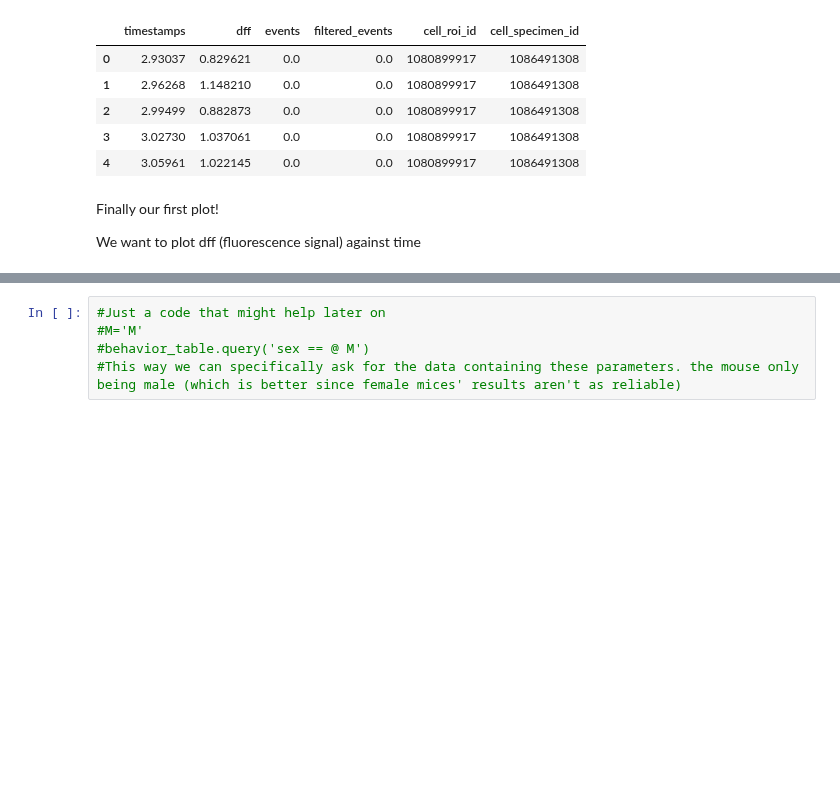
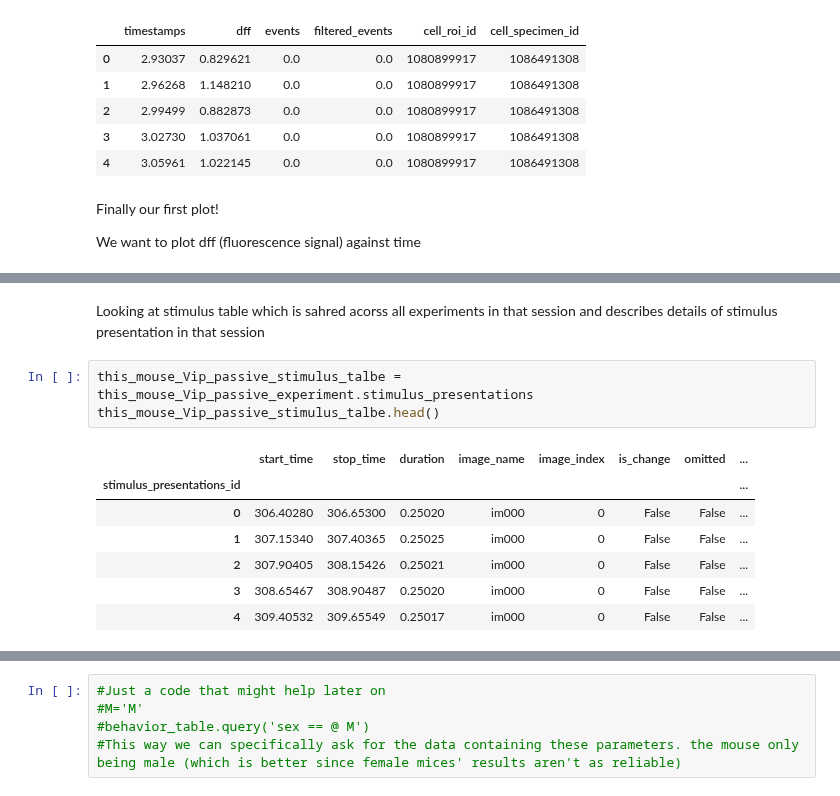
Before and after one commit to MiladQolami/NeuroMatch_2022_group_project, a Jupyter notebook: Coding_Exercise.ipynb, the cells around one changed output, grey strips where cells are left out. Drawn from its saved outputs; the diff is of its cells as text; blank space fills up the shorter version.

```diff
--- a/Coding_Exercise.ipynb
+++ b/Coding_Exercise.ipynb
@@ -193,0 +221,13 @@ plt.show()
+# %% [markdown]
+Looking at stimulus table which is sahred acorss all experiments in that session and describes details of stimulus presentation in that session
+# %%
+this_mouse_Vip_passive_stimulus_talbe = this_mouse_Vip_passive_experiment.stimulus_presentations
+this_mouse_Vip_passive_stimulus_talbe.head()
+# %% [output]
+|  | start_time | stop_time | duration | image_name | image_index | is_change | omitted | ... |
+| stimulus_presentations_id |  |  |  |  |  |  |  | ... |
+| 0 | 306.40280 | 306.65300 | 0.25020 | im000 | 0 | False | False | ... |
+| 1 | 307.15340 | 307.40365 | 0.25025 | im000 | 0 | False | False | ... |
+| 2 | 307.90405 | 308.15426 | 0.25021 | im000 | 0 | False | False | ... |
+| 3 | 308.65467 | 308.90487 | 0.25020 | im000 | 0 | False | False | ... |
+| 4 | 309.40532 | 309.65549 | 0.25017 | im000 | 0 | False | False | ... |
```
Also changed, not shown: parts of 11 cells of this notebook.
